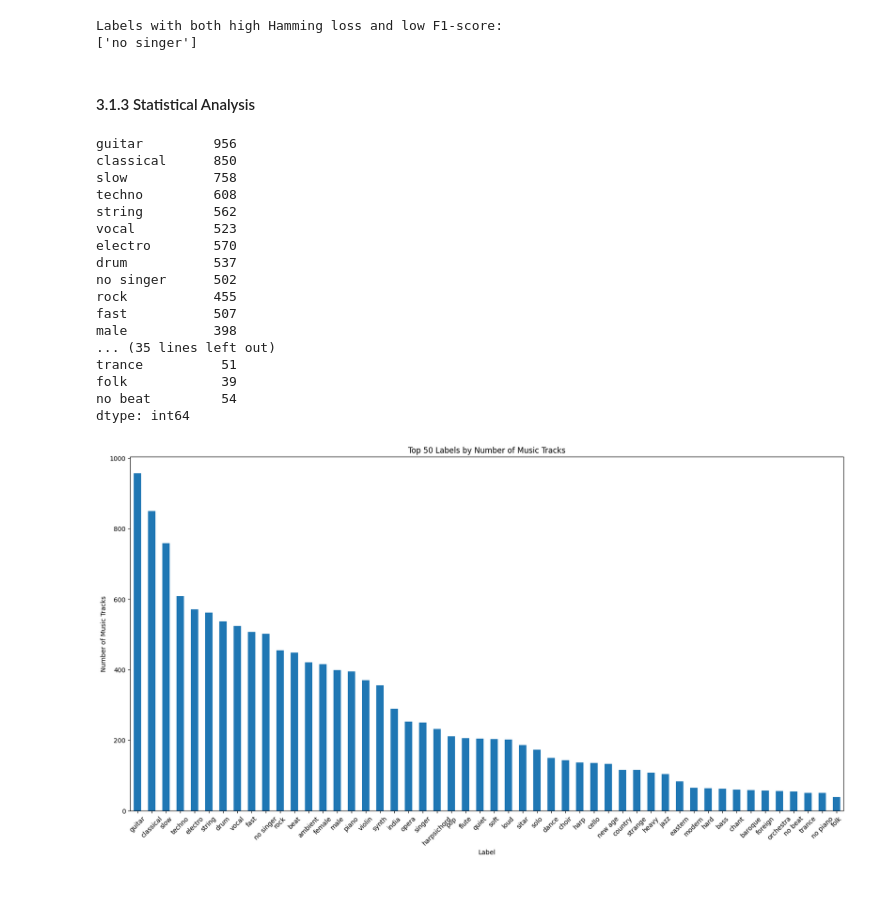
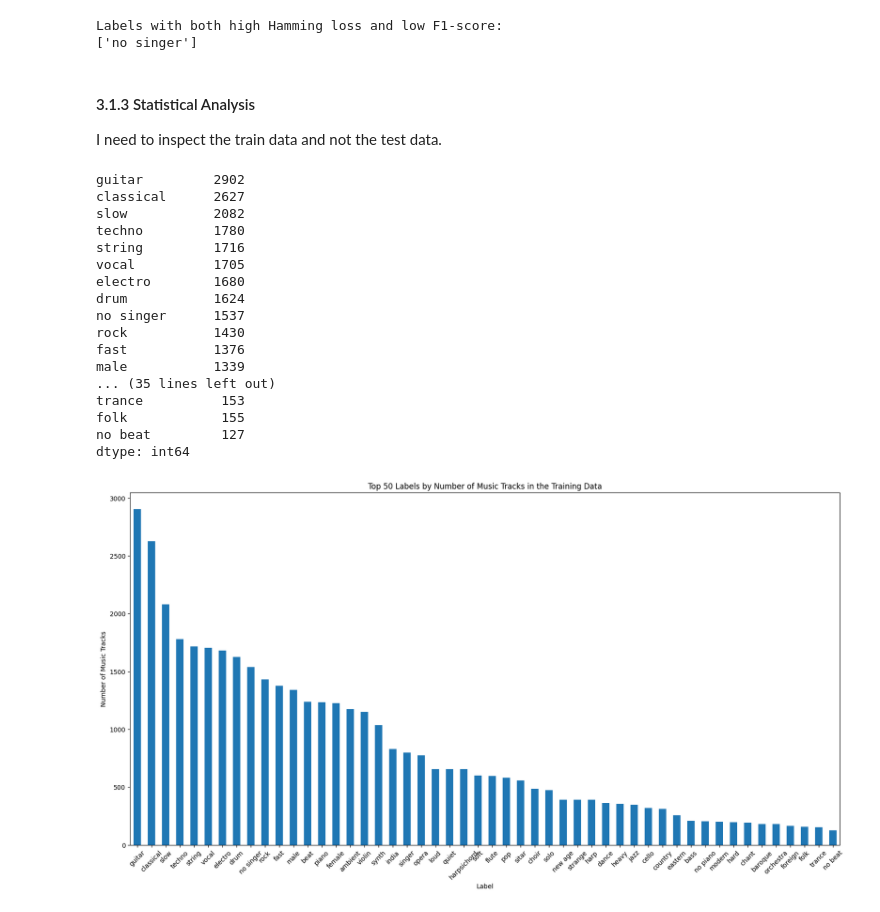
Before and after one commit to syeon0928/tagging-music-sequences, a Jupyter notebook: notebooks/evaluation.ipynb, the cells around one changed output. Cells and saved outputs as stored; diff of their text form; code cells hidden in the pictures.

```diff
--- a/notebooks/evaluation.ipynb
+++ b/notebooks/evaluation.ipynb
@@ -603,15 +602,15 @@ Listen to the audio files and check transformed form. Perhaps in preprocessing.
 Find the name of labels that are potential edge cases.
 # %%
 # Load labels file
-test_labels_df = pd.read_csv('../data/mtat_test_label.csv')
+train_labels_df = pd.read_csv('../data/mtat_train_label.csv')
 
 # Drop the first column (Unnamed: 0) and the last column ('filepath')
 # The model only uses the labels and not the first and last column of the csv
-test_labels_df.drop(columns=['Unnamed: 0', 'filepath'], inplace=True)
+train_labels_df.drop(columns=['Unnamed: 0', 'filepath'], inplace=True)
 
 # Convert all boolean columns to integers
-test_labels_df = test_labels_df.astype(int)
+train_labels_df = train_labels_df.astype(int)
 
-test_labels_df
+train_labels_df
 # %% [output]
 |  | guitar | classical | slow | techno | string | vocal | electro | drum | no singer | rock | ... | ... |
@@ -673,40 +672,41 @@ Labels with both high Hamming loss and low F1-score:
 ['no singer']
 # %% [markdown]
 #### 3.1.3 Statistical Analysis
+I need to inspect the train data and not the test data.
 # %%
 # Count the number of rows with each label
-label_counts = test_labels_df.sum(axis=0)
+label_counts = train_labels_df.sum(axis=0)
 
 # Display the label counts for all labels
 label_counts
 # %% [output]
-guitar         956
-classical      850
-slow           758
-techno         608
-string         562
-vocal          523
-electro        570
-drum           537
-no singer      502
-rock           455
-fast           507
-male           398
+guitar         2902
+classical      2627
+slow           2082
+techno         1780
+string         1716
+vocal          1705
+electro        1680
+drum           1624
+no singer      1537
+rock           1430
+fast           1376
+male           1339
 ... (35 lines left out)
-trance          51
-folk            39
-no beat         54
+trance          153
+folk            155
+no beat         127
 dtype: int64
 # %%
-# Plot the top 50 labels
+# Plot the labels and their frequency distribution
 plt.figure(figsize=(20, 10))
 label_counts.sort_values(ascending=False).plot(kind='bar')
 
-plt.title('Top 50 Labels by Number of Music Tracks')
+plt.title('Top 50 Labels by Number of Music Tracks in the Training Data')
 plt.xticks(rotation=45)
 plt.ylabel('Number of Music Tracks')
 plt.xlabel('Label')
 
 plt.show()
 # %% [output]
-[figure, old version]
+[figure, new version]
```
Also changed, not shown: parts of 7 cells of this notebook.
